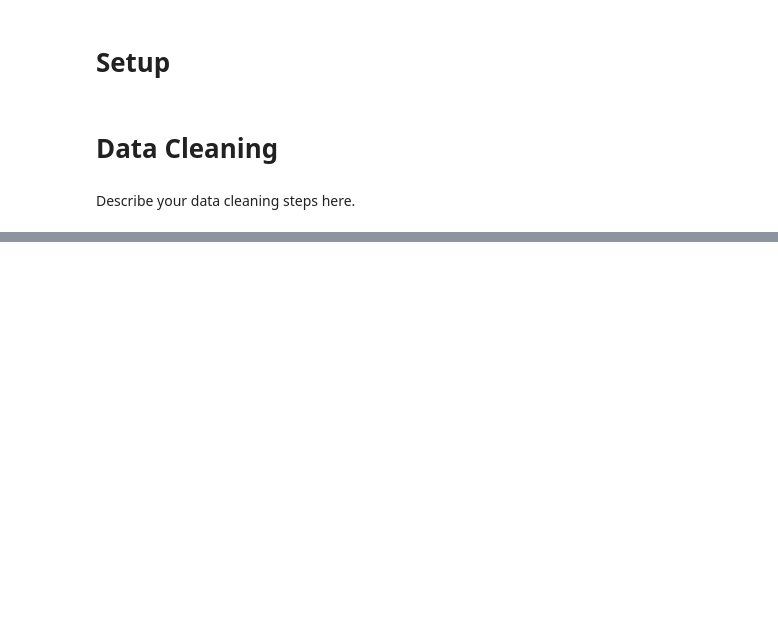
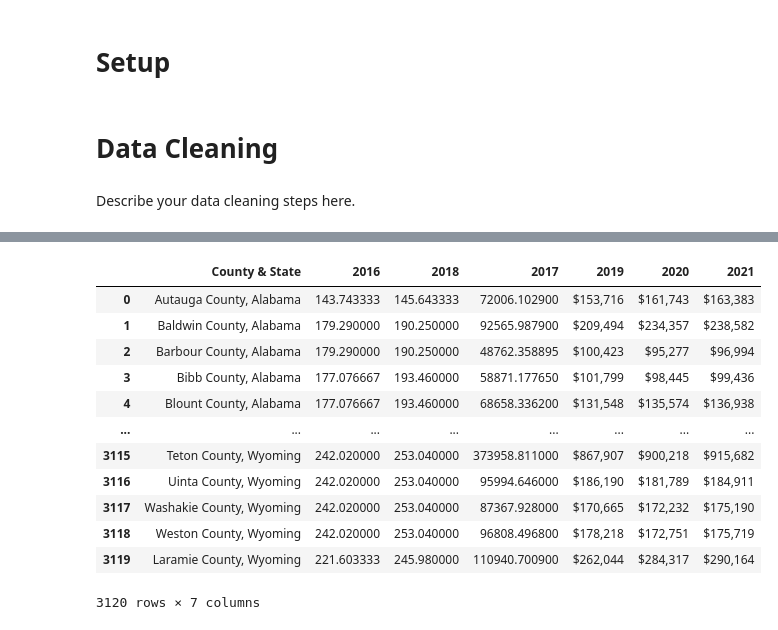
Before and after one commit to tyler-le/Natural-Disaster-Analysis, a Jupyter notebook: DataCheckpointGroup013-Wi22.ipynb, the cells around one changed output, grey strips where cells are left out. Saved outputs shown, nothing was run; the diff lists cells and outputs as text; code cells hidden in the pictures; blank space fills up the shorter version.

```diff
--- a/DataCheckpointGroup013-Wi22.ipynb
+++ b/DataCheckpointGroup013-Wi22.ipynb
@@ -34,3 +34,15 @@ import pandas as pd
 # Data Cleaning
 # %% [markdown]
 Describe your data cleaning steps here.
+# %%
+df = pd.read_csv("datasets/housing_price_estimates.csv")
+
+#dfRange will give the Price of homes in set ranges, may make it easier to implement in a visual
+df['2021'] = df['Price-RangeQ22021']
+df['2020'] = df['Price-RangeQ32020']
+df['2019'] = df['Price-RangeQ42019']
+df['2018'] = df['Price-RangeQ32018']
+
+dfRange = df[['Geography', 'State', '2018', '2019', '2020', '2021']]
+
+dfRange
@@ -37,18 +63,30 @@ Describe your data cleaning steps here.
 # %%
-df = pd.read_csv("datasets/housing_price_estimates.csv")
-
-#dfRange will give the Price of homes in set ranges, may make it easier to implement in a visual
-dfRange = df[['Geography', 'State', 'Price-RangeQ22021', 'Price-RangeQ42019', 'Price-RangeQ32020', 'Price-RangeQ32018', 'Price-RangeQ42020', ]]
 #dfExcact will be the exact home price estimate.  Combining quarters into years for ease of reading
 df['County & State'] = df['Geography']
 df['2016'] = (df['Q1 2016'] + df['Q4 2016'] + df['Q2 2016'])/3
 df['2017'] = (df['Q12017'] + df['Q2 2017 Price'])/2
 df['2018'] = (df['Q1 2018'] + df['Q2 2018'] + df['Q3 2018'])/3
 df['2019'] = (df['Q42019 Price'])
 df['2020'] = (df['Q4 2020 Price'])
 df['2021'] = (df['Q1 2021'])
 dfExact = df[['County & State','2016','2018', '2017', '2019', '2020', '2021']]
+
+dfExact
 #dfExact.to_csv("HousingPrice16-21")
+# %% [output]
+|  | County & State | 2016 | 2018 | 2017 | 2019 | 2020 | 2021 |
+| 0 | Autauga County, Alabama | 143.743333 | 145.643333 | 72006.102900 | $153,716 | $161,743 | $163,383 |
+| 1 | Baldwin County, Alabama | 179.290000 | 190.250000 | 92565.987900 | $209,494 | $234,357 | $238,582 |
+| 2 | Barbour County, Alabama | 179.290000 | 190.250000 | 48762.358895 | $100,423 | $95,277 | $96,994 |
+| 3 | Bibb County, Alabama | 177.076667 | 193.460000 | 58871.177650 | $101,799 | $98,445 | $99,436 |
+| 4 | Blount County, Alabama | 177.076667 | 193.460000 | 68658.336200 | $131,548 | $135,574 | $136,938 |
+| ... | ... | ... | ... | ... | ... | ... | ... |
+| 3115 | Teton County, Wyoming | 242.020000 | 253.040000 | 373958.811000 | $867,907 | $900,218 | $915,682 |
+| 3116 | Uinta County, Wyoming | 242.020000 | 253.040000 | 95994.646000 | $186,190 | $181,789 | $184,911 |
+| 3117 | Washakie County, Wyoming | 242.020000 | 253.040000 | 87367.928000 | $170,665 | $172,232 | $175,190 |
+| 3118 | Weston County, Wyoming | 242.020000 | 253.040000 | 96808.496800 | $178,218 | $172,751 | $175,719 |
+| 3119 | Laramie County, Wyoming | 221.603333 | 245.980000 | 110940.700900 | $262,044 | $284,317 | $290,164 |
+3120 rows × 7 columns
 # %%
 #Need to read all the CPI files for each region
 df_NY = pd.read_csv("datasets/CPI Regions/CPINY.csv")
```
Also changed, not shown: parts of 12 cells of this notebook.
